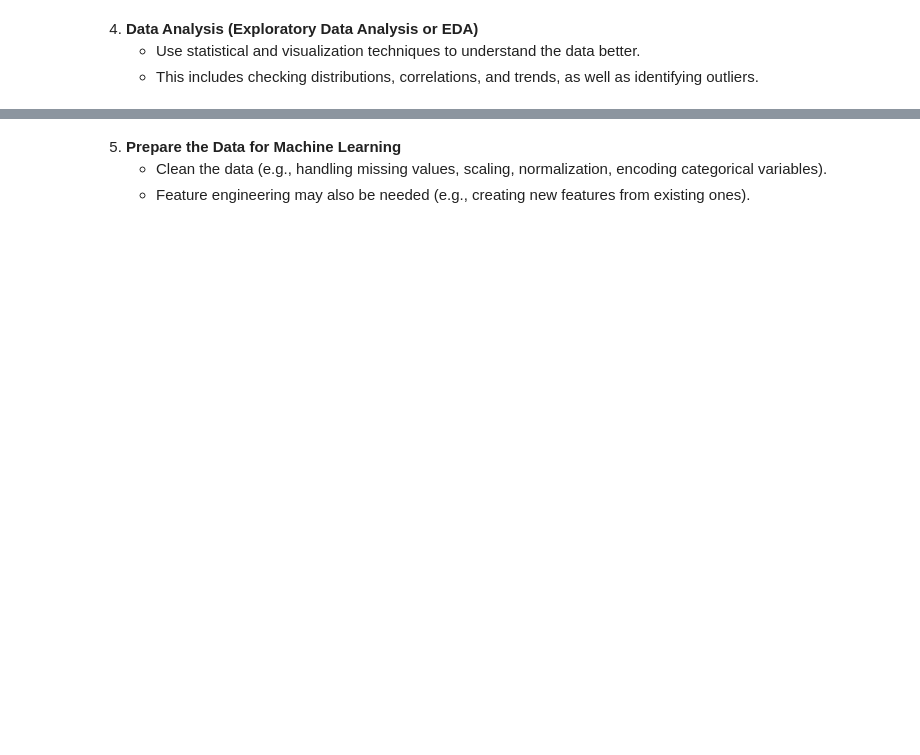
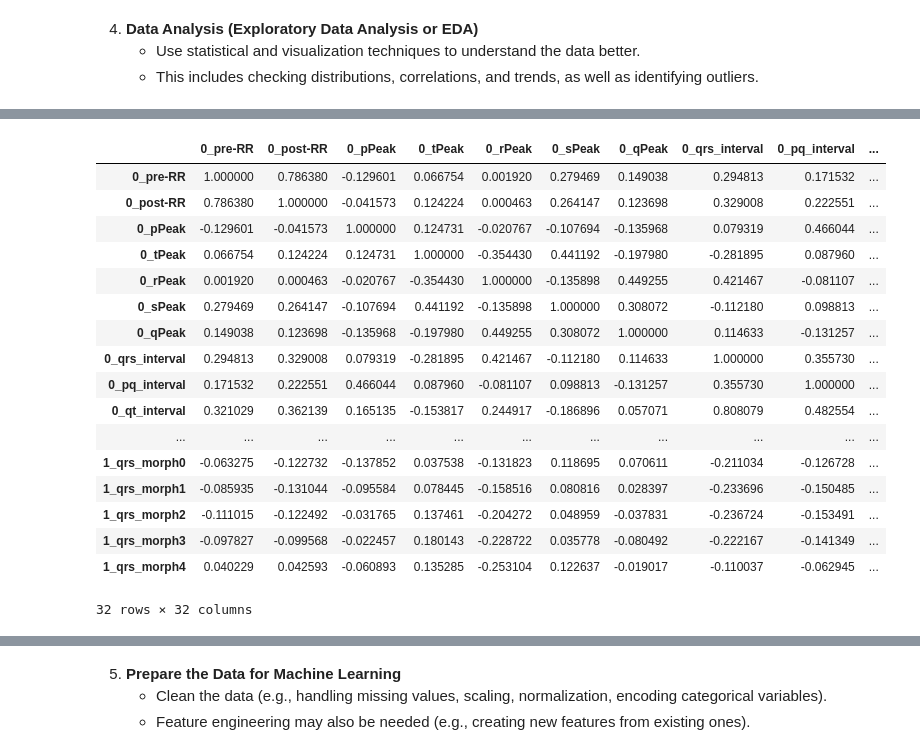
Before and after one commit to Tobai24/ECG-Arrhythmia-Classifier, a Jupyter notebook: notebooks/analysis.ipynb, the cells around one changed output, grey strips where cells are left out. Cells and saved outputs as stored; diff of their text form; code cells hidden in the pictures; blank space fills up the shorter version.

```diff
--- a/notebooks/analysis.ipynb
+++ b/notebooks/analysis.ipynb
@@ -43,0 +128,21 @@ import numpy as np
+# %%
+df.select_dtypes(include="float64").corr()
+# %% [output]
+|  | 0_pre-RR | 0_post-RR | 0_pPeak | 0_tPeak | 0_rPeak | 0_sPeak | 0_qPeak | 0_qrs_interval | 0_pq_interval | ... |
+| 0_pre-RR | 1.000000 | 0.786380 | -0.129601 | 0.066754 | 0.001920 | 0.279469 | 0.149038 | 0.294813 | 0.171532 | ... |
+| 0_post-RR | 0.786380 | 1.000000 | -0.041573 | 0.124224 | 0.000463 | 0.264147 | 0.123698 | 0.329008 | 0.222551 | ... |
+| 0_pPeak | -0.129601 | -0.041573 | 1.000000 | 0.124731 | -0.020767 | -0.107694 | -0.135968 | 0.079319 | 0.466044 | ... |
+| 0_tPeak | 0.066754 | 0.124224 | 0.124731 | 1.000000 | -0.354430 | 0.441192 | -0.197980 | -0.281895 | 0.087960 | ... |
+| 0_rPeak | 0.001920 | 0.000463 | -0.020767 | -0.354430 | 1.000000 | -0.135898 | 0.449255 | 0.421467 | -0.081107 | ... |
+| 0_sPeak | 0.279469 | 0.264147 | -0.107694 | 0.441192 | -0.135898 | 1.000000 | 0.308072 | -0.112180 | 0.098813 | ... |
+| 0_qPeak | 0.149038 | 0.123698 | -0.135968 | -0.197980 | 0.449255 | 0.308072 | 1.000000 | 0.114633 | -0.131257 | ... |
+| 0_qrs_interval | 0.294813 | 0.329008 | 0.079319 | -0.281895 | 0.421467 | -0.112180 | 0.114633 | 1.000000 | 0.355730 | ... |
+| 0_pq_interval | 0.171532 | 0.222551 | 0.466044 | 0.087960 | -0.081107 | 0.098813 | -0.131257 | 0.355730 | 1.000000 | ... |
+| 0_qt_interval | 0.321029 | 0.362139 | 0.165135 | -0.153817 | 0.244917 | -0.186896 | 0.057071 | 0.808079 | 0.482554 | ... |
+| ... | ... | ... | ... | ... | ... | ... | ... | ... | ... | ... |
+| 1_qrs_morph0 | -0.063275 | -0.122732 | -0.137852 | 0.037538 | -0.131823 | 0.118695 | 0.070611 | -0.211034 | -0.126728 | ... |
+| 1_qrs_morph1 | -0.085935 | -0.131044 | -0.095584 | 0.078445 | -0.158516 | 0.080816 | 0.028397 | -0.233696 | -0.150485 | ... |
+| 1_qrs_morph2 | -0.111015 | -0.122492 | -0.031765 | 0.137461 | -0.204272 | 0.048959 | -0.037831 | -0.236724 | -0.153491 | ... |
+| 1_qrs_morph3 | -0.097827 | -0.099568 | -0.022457 | 0.180143 | -0.228722 | 0.035778 | -0.080492 | -0.222167 | -0.141349 | ... |
+| 1_qrs_morph4 | 0.040229 | 0.042593 | -0.060893 | 0.135285 | -0.253104 | 0.122637 | -0.019017 | -0.110037 | -0.062945 | ... |
+32 rows × 32 columns
```
Also changed, not shown: parts of 14 cells of this notebook, 4 other files.
